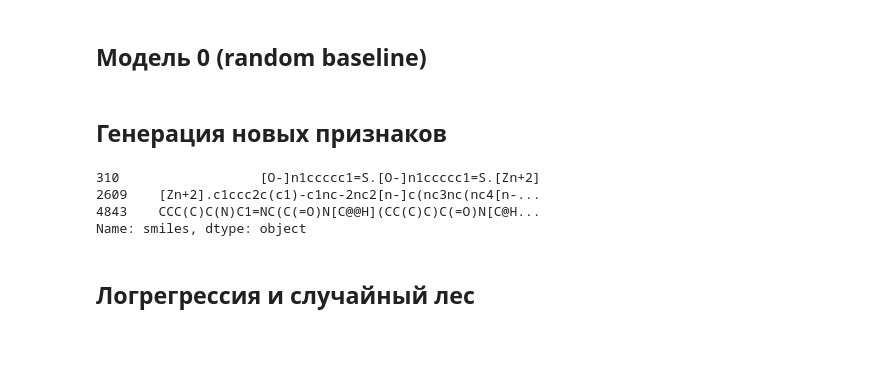
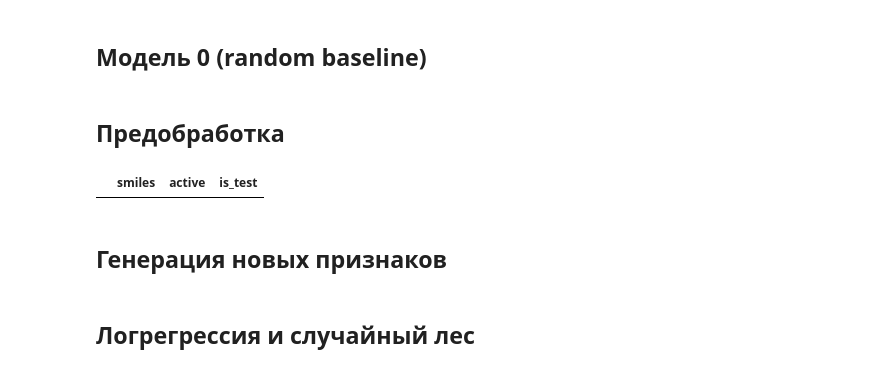
Before and after one commit to akitim/Ligand_activity_prediction_GlobalAI2022, a Jupyter notebook: ligand_activity_prediction.ipynb, the cells around one changed output. Saved outputs shown, nothing was run; the diff lists cells and outputs as text; code cells hidden in the pictures; blank space fills up the shorter version.

```diff
--- a/ligand_activity_prediction.ipynb
+++ b/ligand_activity_prediction.ipynb
@@ -114,21 +114,31 @@ Not active: 5351
 # #(np.random.rand(test.shape[0]) <= 206 / 5351) #.astype('int32')
 # test.loc[test['Active'], 'Active'].count() / test.shape[0]
 # submission.to_csv('submission.csv')
+# %% [markdown]
+## Предобработка
+# %%
+# import re
+def replace_from_ls(str_, ls):
+    new_str_ = str_
+    for s in ls:
+        new_str_ = new_str_.replace(s, '')
+    return new_str_
+
+salt_ion_list = ['.[Na+]', '.[K+]', '.[Li+]', '.[Ca+2]', '.[Ba+2]', '.[Sr2+]',
+                 '.[I-]', '.[Cl-]', '.[Mg+2]', '.[Zn+2]', '.[N+]([O-])[O-]' ]
+
+salt_ion_mask = data['smiles'].apply(lambda m: any(a in m for a in salt_ion_list))
+data.loc[salt_ion_mask, 'smiles'] = \
+    data.loc[salt_ion_mask, 'smiles']\
+    .apply(lambda s: replace_from_ls(s, salt_ion_list))
+data.loc[salt_ion_mask, 'smiles']
+data.loc[data['smiles'].apply(lambda m: any(a in m for a in ['.Br', 'Br.','.Cl', 'Cl.', '.I', 'I.']))]
+# data.loc[data['smiles'].apply(lambda m: all(a not in m for a in ['c', 'C'])), ['smiles', 'active']]
+# salt_ion_list = ['].[']
+# %% [output]
+|  | smiles | active | is_test |
 # %% [markdown]
 ## Генерация новых признаков
-# %%
-# import re
-salt_ion_list = ['Na+', 'K+', 'Li+', 'Ca+2', 'Ba+2', 'Sr2+',
-                 'I-', 'Cl-', 'Mg+2', 'Zn+2', '[N+]([O-])[O-]' ]
-# salt_ion_list = ['].[']
-salt_ion_list = ['Zn+2']
-data.loc[data['smiles'].apply(lambda m: any(a in m for a in salt_ion_list)), 'smiles']
-# data.loc[data['smiles'].apply(lambda m: all(a not in m for a in ['c', 'C'])), ['smiles', 'active']]
-# %% [output]
-310                  [O-]n1ccccc1=S.[O-]n1ccccc1=S.[Zn+2]
-2609    [Zn+2].c1ccc2c(c1)-c1nc-2nc2[n-]c(nc3nc(nc4[n-...
-4843    CCC(C)C(N)C1=NC(C(=O)N[C@@H](CC(C)C)C(=O)N[C@H...
-Name: smiles, dtype: object
 # %%
 def num_of_(df, atom) -> pd.DataFrame:
     df_ = df.copy()
```
Also changed, not shown: parts of 2 cells of this notebook.
